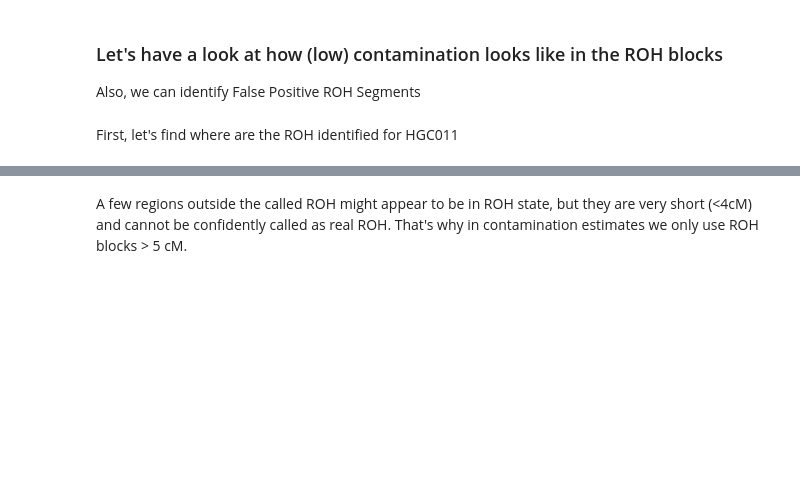
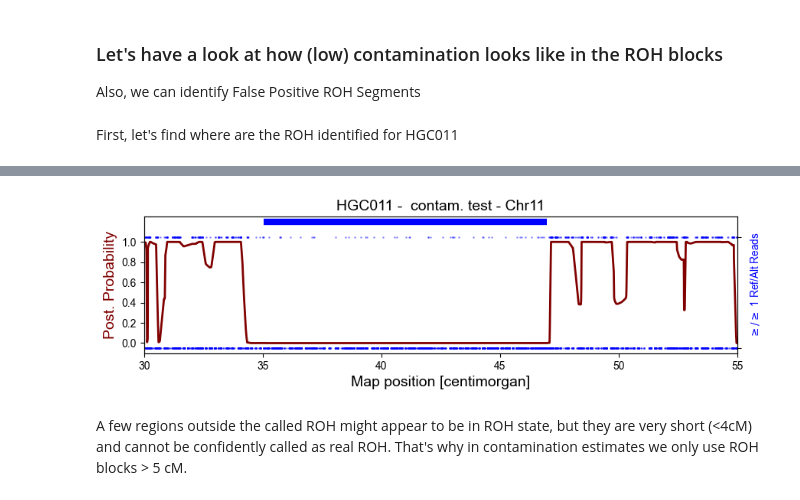
Before and after one commit to haam-community/summer_school_vms, a Jupyter notebook: data/haproh/HAAM25_hapROH.ipynb, the cells around one changed output, grey strips where cells are left out. Drawn from its saved outputs; the diff is of its cells as text; code cells hidden in the pictures; blank space fills up the shorter version.

```diff
--- a/data/haproh/HAAM25_hapROH.ipynb
+++ b/data/haproh/HAAM25_hapROH.ipynb
@@ -404,5 +458,6 @@ First, let's find where are the ROH identified for HGC011
 # %%
 from hapsburg.figures.plot_posterior import plot_posterior_cm
 
-plot_posterior_cm(folder = "chr11/", savepath = "", empirical = True, m=1, cm_lim = [30, 55], groundtruth = False, min_cm=1, readcount=True, figshare = (10,4),
+plot_posterior_cm(folder = "./hapRoh_iter/HGC011/chr11/", savepath = "", empirical = True, m=1, cm_lim = [30, 55], groundtruth = False, min_cm=1, readcount=True, figsize = (10,4),
                   title = "HGC011 -  contam. test - Chr11")
+# %% [output]
@@ -409,2 +465,3 @@ plot_posterior_cm(folder = "chr11/", savepath = "", empirical = True, m=1, cm_li
+[figure, added]
 # %% [markdown]
 A few regions outside the called ROH might appear to be in ROH state, but they are very short (<4cM) and cannot be confidently called as real ROH. That's why in contamination estimates we only use ROH blocks > 5 cM.
```
Also changed, not shown: parts of 17 cells of this notebook.
